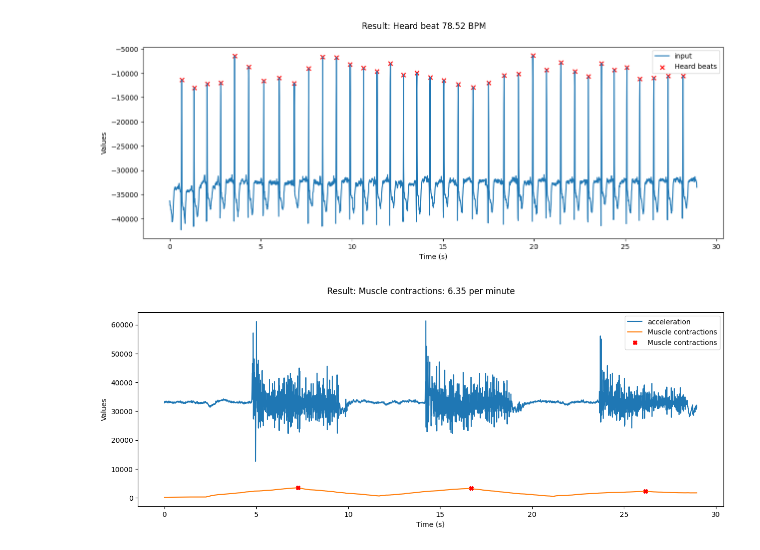
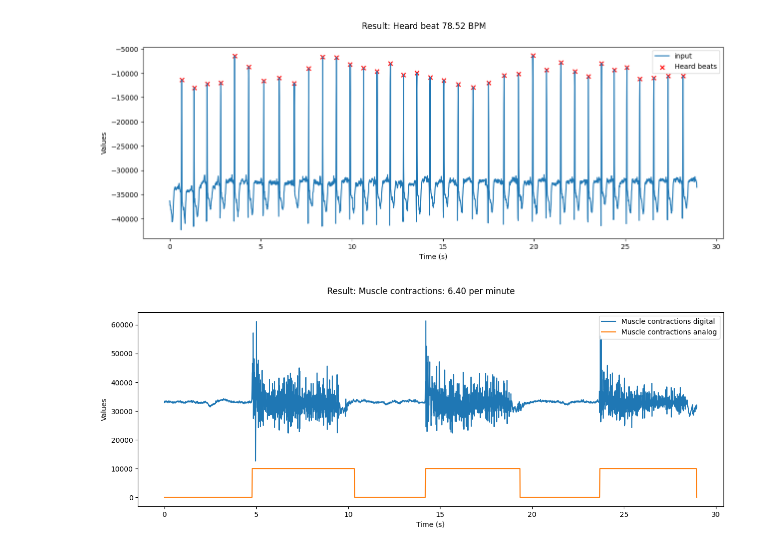
Before and after one commit to JanBoesch/MobileHealthSensing, a Jupyter notebook: V5_EKG_EMG/EMG_EKG.ipynb, the cells around one changed output. Drawn from its saved outputs; the diff is of its cells as text; code cells hidden in the pictures.

Commit message:
EMG Muscle contractions analog verbessert.

```diff
--- a/V5_EKG_EMG/EMG_EKG.ipynb
+++ b/V5_EKG_EMG/EMG_EKG.ipynb
@@ -47,37 +47,54 @@ import matplotlib.pyplot as plt
 # Read file  , nrows=1000
 data = pd.read_csv('v5_muskel_1.csv')
 
 # Werte aus der CSV-Datei extrahieren
 d_values = data['D']
 
 # Künstliche Zeitreihe erstellen
 time_series = np.arange(len(data)) * 0.01  # 1 Millisekunden pro Eintrag
 
 # Beispiel für Anomalieerkennung (Schwellenwert: 2 Standardabweichungen)
 mittelwert = np.mean(d_values)
-diffMittel = abs(d_values - mittelwert)
 
-sgf = signal.savgol_filter(diffMittel, window_length=500, polyorder=1, mode="nearest")
-peaks, _ = find_peaks(sgf,  height=500, distance=500)
+def analog_to_digital(d_values, wind_lenght, range_threshold):
+    digital_signal = [0] * len(d_values)  # initialisiere digital_signal mit Nullen
+
+    window_values = []  # Liste, um die letzten 100 Werte zu speichern
+
+    for index, value in enumerate(d_values):
+        window_values.append(value)
+        if len(window_values) > wind_lenght:
+            window_values.pop(0)  # Entferne das älteste Element, wenn die Liste länger als 100 ist
+
+        if len(window_values) == wind_lenght:
+            mean = sum(window_values) / wind_lenght  # Mittelwert der letzten 100 Werte
+            deviation = max(window_values) - min(window_values)  # Abweichung über die letzten 100 Werte
+
+            if deviation > range_threshold:
+                digital_signal[index] = 10000  # Signal detektiert
+
+    return digital_signal
+
+digital_signal = analog_to_digital(d_values, 50, 5000)
+peaks, _ = find_peaks(digital_signal,  height=500, distance=500)
 
 # Zeitdifferenzen zwischen aufeinanderfolgenden Peaks auf der künstlichen Zeitreihe berechnen
 time_diffs = np.diff(time_series[peaks])
 
 # Atemzüge pro Minute berechnen
 breaths = 60 / np.mean(time_diffs)
 
 # Plot erstellen
 fig, ax1 = plt.subplots(figsize=(15,5))
 fig.suptitle(f'Result: Muscle contractions: {breaths:.2f} per minute')
 
-ax1.plot(time_series, d_values, label='acceleration')
-ax1.plot(time_series, sgf, label='Muscle contractions')
-ax1.plot(time_series[peaks], sgf[peaks], 'X', label='Muscle contractions', color='red')
+ax1.plot(time_series, d_values, label='Muscle contractions digital')
+ax1.plot(time_series, digital_signal, label='Muscle contractions analog')
 ax1.set_xlabel('Time (s)')
 ax1.set_ylabel('Values')
 ax1.legend()
 
 # Diagramm anzeigen
 plt.show()
 # %% [output]
-[figure, old version]
+[figure, new version]
```
Also changed, not shown: 1 other file.
